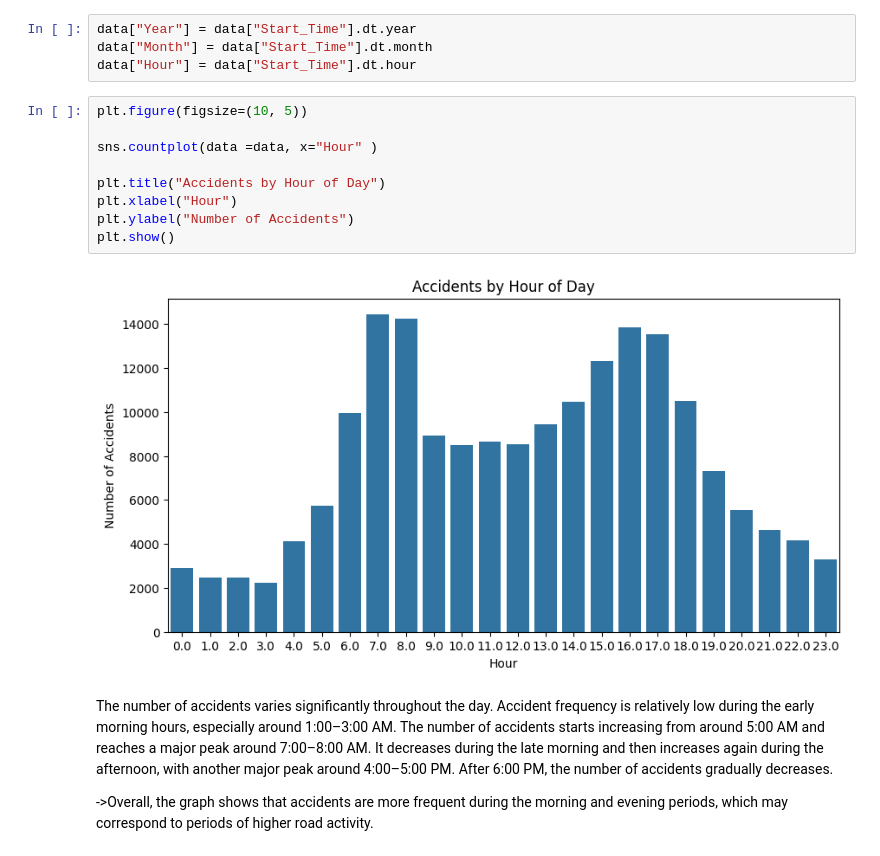
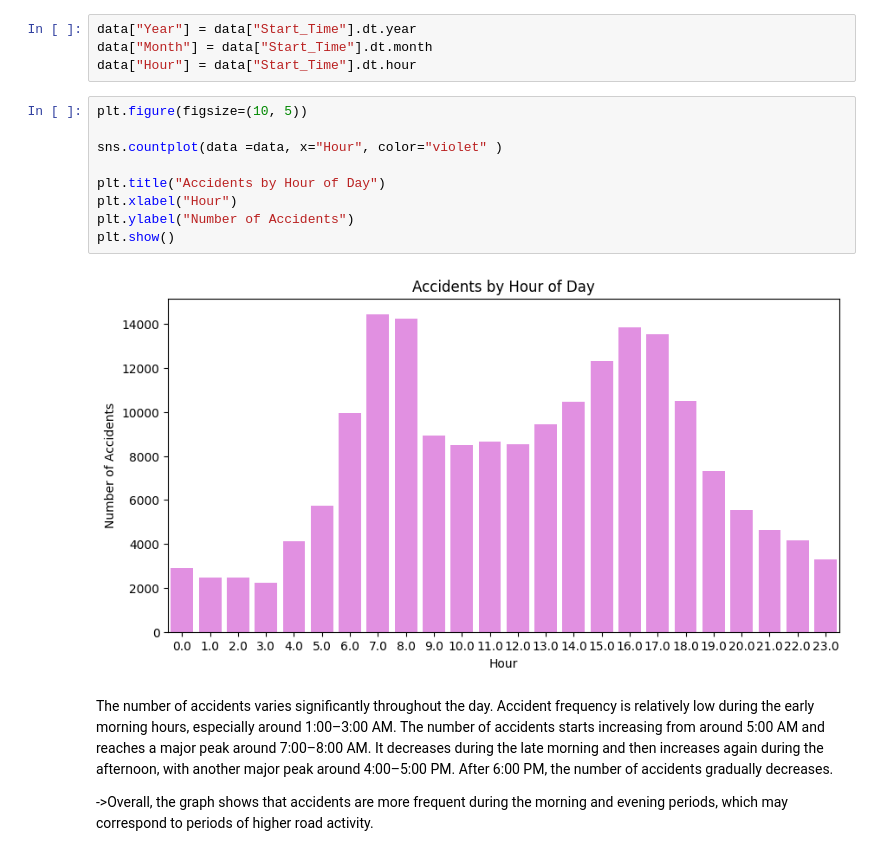
Before and after one commit to Aditya127812/P.C.A_Task, a Jupyter notebook: Task_3.ipynb, the cells around one changed output. Cells and saved outputs as stored; diff of their text form.

```diff
--- a/Task_3.ipynb
+++ b/Task_3.ipynb
@@ -303,14 +311,14 @@ data["Hour"] = data["Start_Time"].dt.hour
 # %%
 plt.figure(figsize=(10, 5))
 
-sns.countplot(data =data, x="Hour" )
+sns.countplot(data =data, x="Hour", color="violet" )
 
 plt.title("Accidents by Hour of Day")
 plt.xlabel("Hour")
 plt.ylabel("Number of Accidents")
 plt.show()
 # %% [output]
-[figure, old version]
+[figure, new version]
 # %% [markdown]
 The number of accidents varies significantly throughout the day. Accident frequency is relatively low during the early morning hours, especially around 1:00–3:00 AM. The number of accidents starts increasing from around 5:00 AM and reaches a major peak around 7:00–8:00 AM. It decreases during the late morning and then increases again during the afternoon, with another major peak around 4:00–5:00 PM. After 6:00 PM, the number of accidents gradually decreases.
 
```
Also changed, not shown: parts of 13 cells of this notebook.
